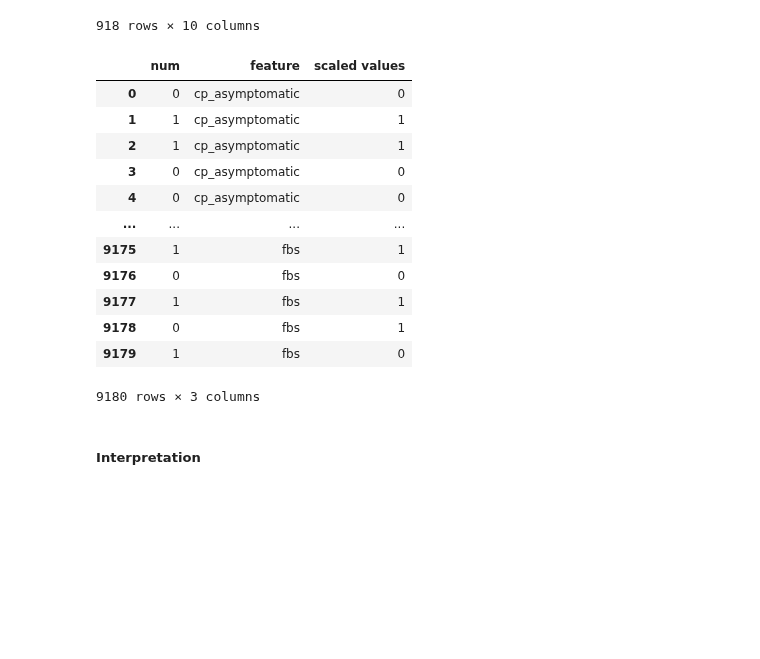
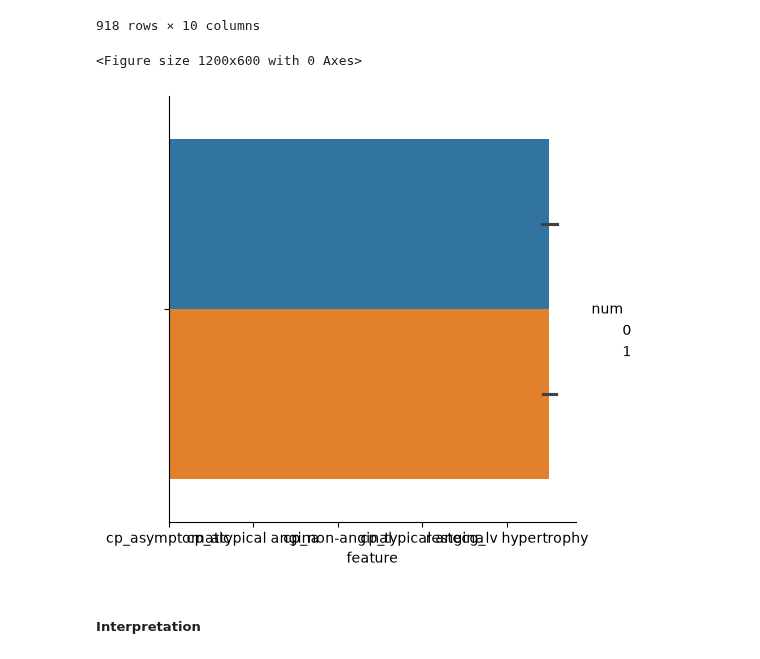
Before and after one commit to ThereseColeongco/hd-classifier, a Jupyter notebook: classifier.ipynb, the cells around one changed output. Saved outputs shown, nothing was run; the diff lists cells and outputs as text; code cells hidden in the pictures; blank space fills up the shorter version.

Commit message:
still trying to make bar plot

```diff
--- a/classifier.ipynb
+++ b/classifier.ipynb
@@ -656,24 +656,14 @@ df_eda[cat_cols_encoded]
 # %%
 plt.figure(figsize=(12,6))
 
 bar_data = pd.concat([df_eda[cat_cols_encoded], df_eda['num']], axis=1)
-long_df_cont = bar_data.melt(id_vars='num', var_name='feature', value_name='scaled values')
+bar_data
+long_df_cat = bar_data.melt(id_vars='num', var_name='feature', value_name='T/F')
 
-bar_plot = sns.catplot(data=df_eda[cat_cols_encoded], kind='bar', x='feature', y='count', hue='num', hue_order=[0, 1])
+bar_plot = sns.catplot(data=long_df_cat, kind='bar', x='feature', hue='num', hue_order=[0, 1])
 # %% [output]
-|  | num | feature | scaled values |
-| 0 | 0 | cp_asymptomatic | 0 |
-| 1 | 1 | cp_asymptomatic | 1 |
-| 2 | 1 | cp_asymptomatic | 1 |
-| 3 | 0 | cp_asymptomatic | 0 |
-| 4 | 0 | cp_asymptomatic | 0 |
-| ... | ... | ... | ... |
-| 9175 | 1 | fbs | 1 |
-| 9176 | 0 | fbs | 0 |
-| 9177 | 1 | fbs | 1 |
-| 9178 | 0 | fbs | 1 |
-| 9179 | 1 | fbs | 0 |
-9180 rows × 3 columns
+<Figure size 1200x600 with 0 Axes>
+[figure, added]
 # %% [markdown]
 ##### Interpretation
 # %% [markdown]
```
